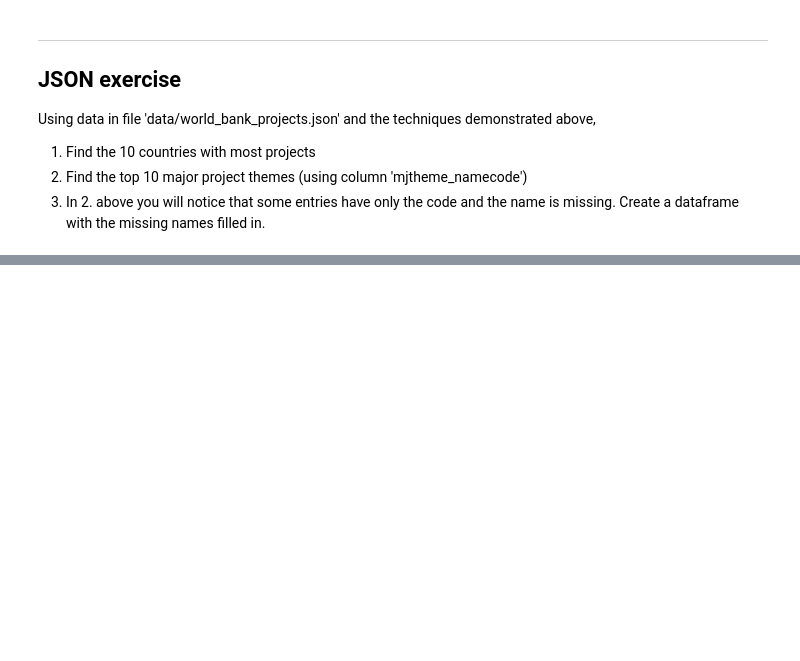
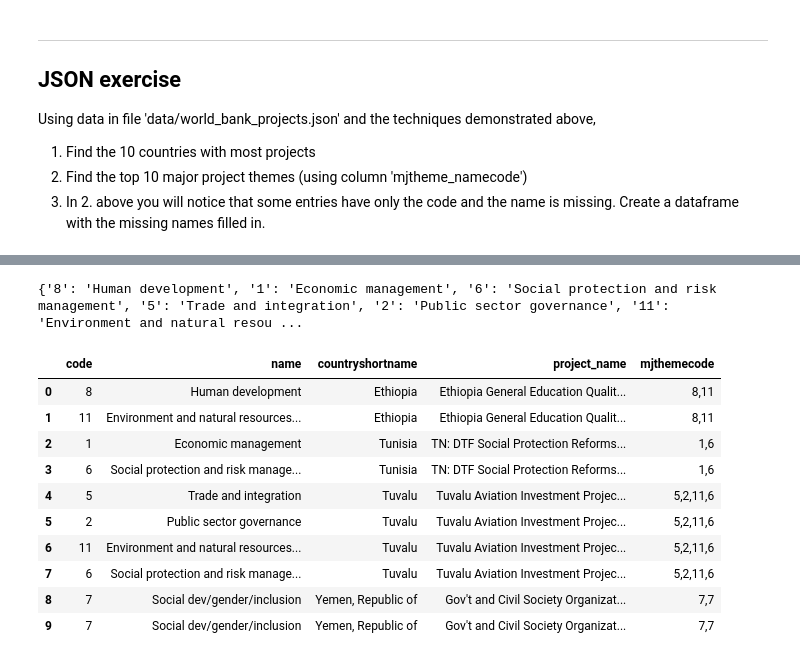
Before and after one commit to jacquelineguo/Springboard, a Jupyter notebook: sliderule_dsi_json_exercise.ipynb, the cells around one changed output, grey strips where cells are left out. Cells and saved outputs as stored; diff of their text form; code cells hidden in the pictures; blank space fills up the shorter version.

```diff
--- a/sliderule_dsi_json_exercise.ipynb
+++ b/sliderule_dsi_json_exercise.ipynb
@@ -142,0 +172,30 @@ sorted(counter.items(), key=lambda x: x[1], reverse=True)
+# %%
+import collections
+
+counter = collections.defaultdict(int)
+dic = {}
+
+for index, value in enumerate(json_df['name']):
+    if value:
+        dic[json_df['code'][index]] = value
+print(dic)
+
+for index, value in enumerate(json_df['name']):
+    if not value:
+        json_df['name'][index] = dic[json_df['code'][index]]
+# %% [output]
+{'8': 'Human development', '1': 'Economic management', '6': 'Social protection and risk management', '5': 'Trade and integration', '2': 'Public sector governance', '11': 'Environment and natural resou ...
+# %%
+json_df.head(10)
+# %% [output]
+|  | code | name | countryshortname | project_name | mjthemecode |
+| 0 | 8 | Human development | Ethiopia | Ethiopia General Education Qualit... | 8,11 |
+| 1 | 11 | Environment and natural resources... | Ethiopia | Ethiopia General Education Qualit... | 8,11 |
+| 2 | 1 | Economic management | Tunisia | TN: DTF Social Protection Reforms... | 1,6 |
+| 3 | 6 | Social protection and risk manage... | Tunisia | TN: DTF Social Protection Reforms... | 1,6 |
+| 4 | 5 | Trade and integration | Tuvalu | Tuvalu Aviation Investment Projec... | 5,2,11,6 |
+| 5 | 2 | Public sector governance | Tuvalu | Tuvalu Aviation Investment Projec... | 5,2,11,6 |
+| 6 | 11 | Environment and natural resources... | Tuvalu | Tuvalu Aviation Investment Projec... | 5,2,11,6 |
+| 7 | 6 | Social protection and risk manage... | Tuvalu | Tuvalu Aviation Investment Projec... | 5,2,11,6 |
+| 8 | 7 | Social dev/gender/inclusion | Yemen, Republic of | Gov't and Civil Society Organizat... | 7,7 |
+| 9 | 7 | Social dev/gender/inclusion | Yemen, Republic of | Gov't and Civil Society Organizat... | 7,7 |
```
Also changed, not shown: parts of 10 cells of this notebook.
